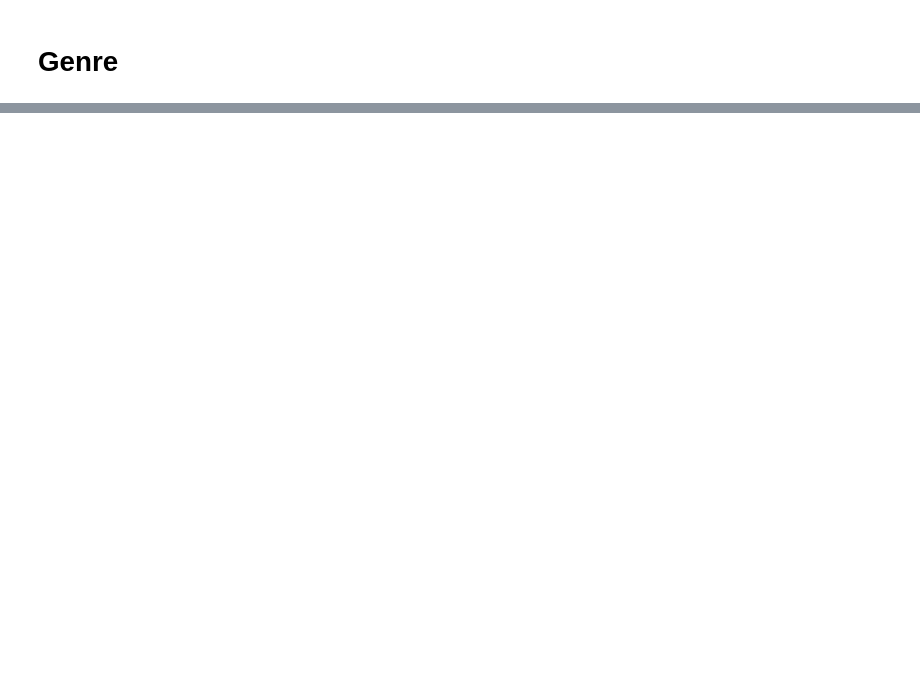
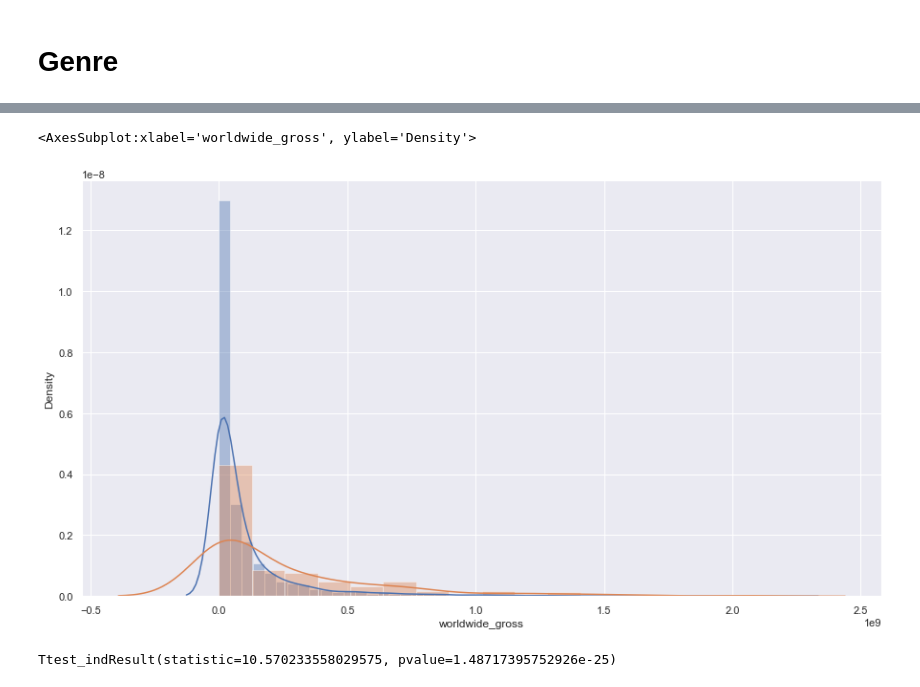
Before and after one commit to racday/ai-capstone, a Jupyter notebook: index.ipynb, the cells around one changed output, grey strips where cells are left out. Drawn from its saved outputs; the diff is of its cells as text; code cells hidden in the pictures; blank space fills up the shorter version.

Commit message:
Added Genre Testing Code

```diff
--- a/index.ipynb
+++ b/index.ipynb
@@ -177,0 +179,12 @@ plt.show()
+# %%
+tn_movie_budgets = the_numbers.copy()
+
+#create a column for movie names to merge with other DFs   tn_movie_budgets
+imdb_movie_ratings['title'] = (
+    imdb_movie_ratings['original_title'].map(
+        lambda x :''.join(filter(str.isalnum, x)).lower()))
+
+#sets the index on the title field for the merge
+tn_movie_budgets.set_index('title', inplace=True)
+imdb_movie_ratings.set_index('title', inplace=True)
+imdb_movie_ratings.head()
@@ -177,0 +199,7 @@ plt.show()
+# %%
+#combine imdb and the numbers tables
+rating_and_budgets = tn_movie_budgets.join(imdb_movie_ratings, how = 'inner')
+rating_and_budgets.reset_index(inplace=True)
+rating_and_budgets = (
+    rating_and_budgets.drop_duplicates(subset='title', keep="first"))
+rating_and_budgets
@@ -177,0 +220,3 @@ plt.show()
+# %%
+rating_and_budgets['genres'] =  rating_and_budgets['genres'].str.split(',')
+rating_and_budgets
@@ -177,0 +237,5 @@ plt.show()
+# %%
+#create dummy collumns to get counts and easy splits
+rating_and_budgets= (
+    rating_and_budgets.drop('genres',1).join(
+        rating_and_budgets.genres.str.join('|').str.get_dummies()))
@@ -177,0 +351,8 @@ plt.show()
+# %%
+#plot the distribution of overall and the category
+sns.distplot(rating_and_budgets['worldwide_gross'])
+sns.distplot(
+    rating_and_budgets[rating_and_budgets['Sci-Fi']==1]['worldwide_gross'])
+# %% [output]
+<AxesSubplot:xlabel='worldwide_gross', ylabel='Density'>
+[figure, added]
@@ -177,0 +363,6 @@ plt.show()
+# %%
+#Runs a ttest
+stats.ttest_ind(animated_movies['worldwide_gross'],
+                not_animated_movies['worldwide_gross'])
+# %% [output]
+Ttest_indResult(statistic=10.570233558029575, pvalue=1.48717395752926e-25)
```
Also changed, not shown: parts of 20 cells of this notebook.
